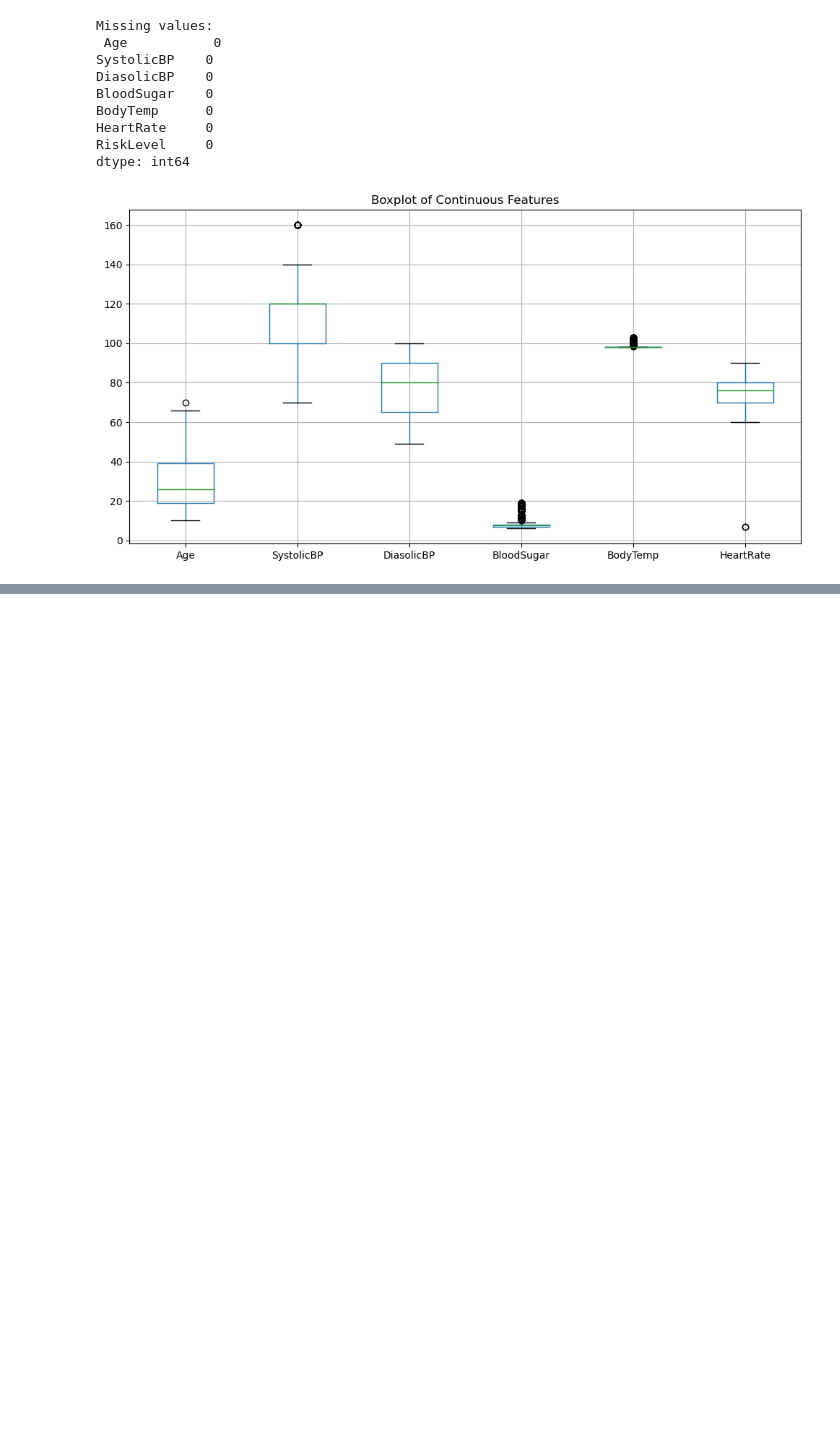
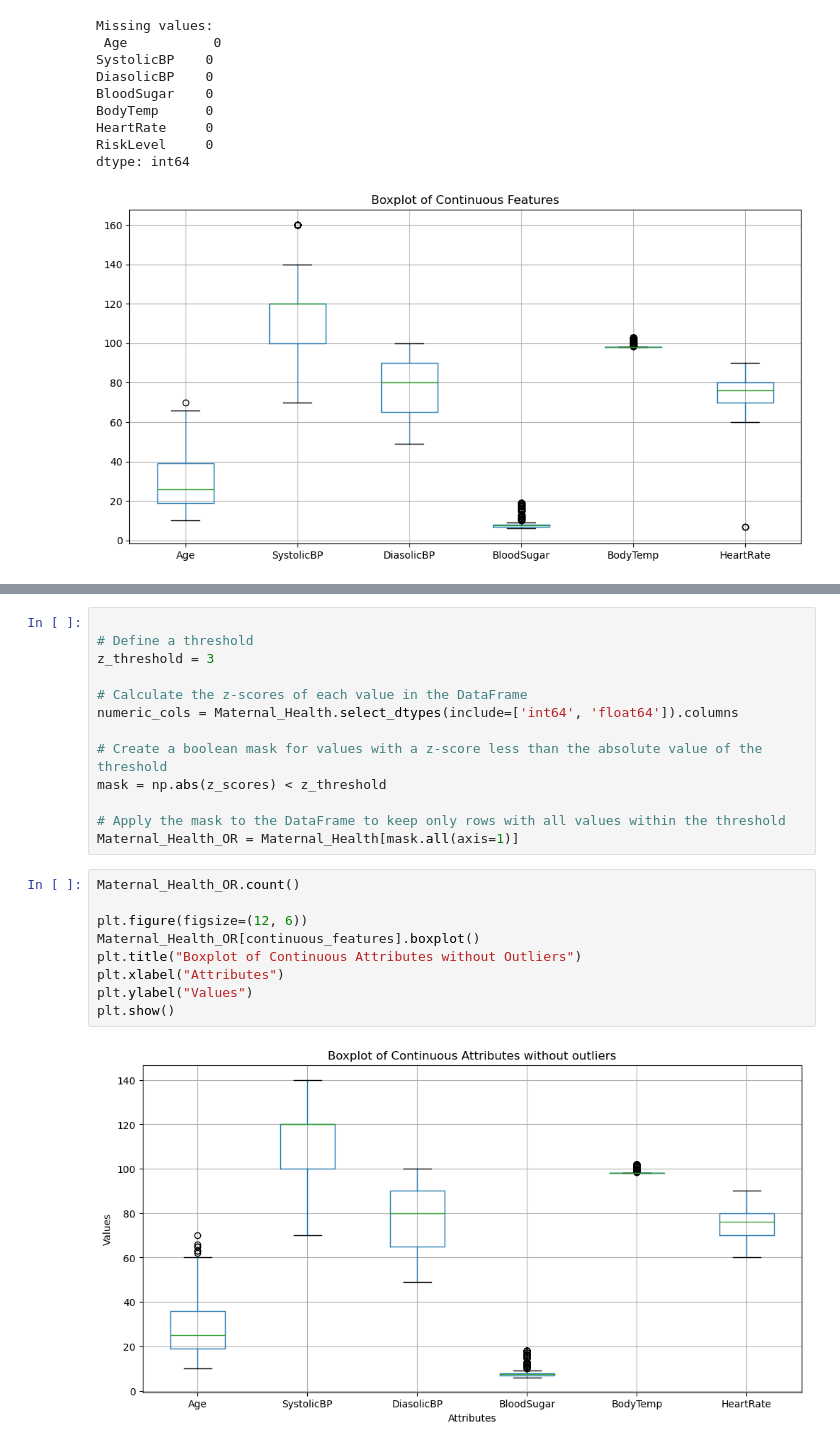
Before and after one commit to Willsu00/FFD-Data-Exploration-and-Classification, a Jupyter notebook: WilliamSukjaem18029208Assignment1.ipynb, the cells around one changed output, grey strips where cells are left out. Drawn from its saved outputs; the diff is of its cells as text; blank space fills up the shorter version.

```diff
--- a/WilliamSukjaem18029208Assignment1.ipynb
+++ b/WilliamSukjaem18029208Assignment1.ipynb
@@ -111,0 +195,24 @@ dtype: int64
+# %%
+
+# Define a threshold
+z_threshold = 3
+
+# Calculate the z-scores of each value in the DataFrame
+numeric_cols = Maternal_Health.select_dtypes(include=['int64', 'float64']).columns
+
+# Create a boolean mask for values with a z-score less than the absolute value of the threshold
+mask = np.abs(z_scores) < z_threshold
+
+# Apply the mask to the DataFrame to keep only rows with all values within the threshold
+Maternal_Health_OR = Maternal_Health[mask.all(axis=1)]
+# %%
+Maternal_Health_OR.count()
+
+plt.figure(figsize=(12, 6))
+Maternal_Health_OR[continuous_features].boxplot()
+plt.title("Boxplot of Continuous Attributes without Outliers")
+plt.xlabel("Attributes")
+plt.ylabel("Values")
+plt.show()
+# %% [output]
+[figure, added]
```
Also changed, not shown: parts of 4 cells of this notebook, 5 other files.
